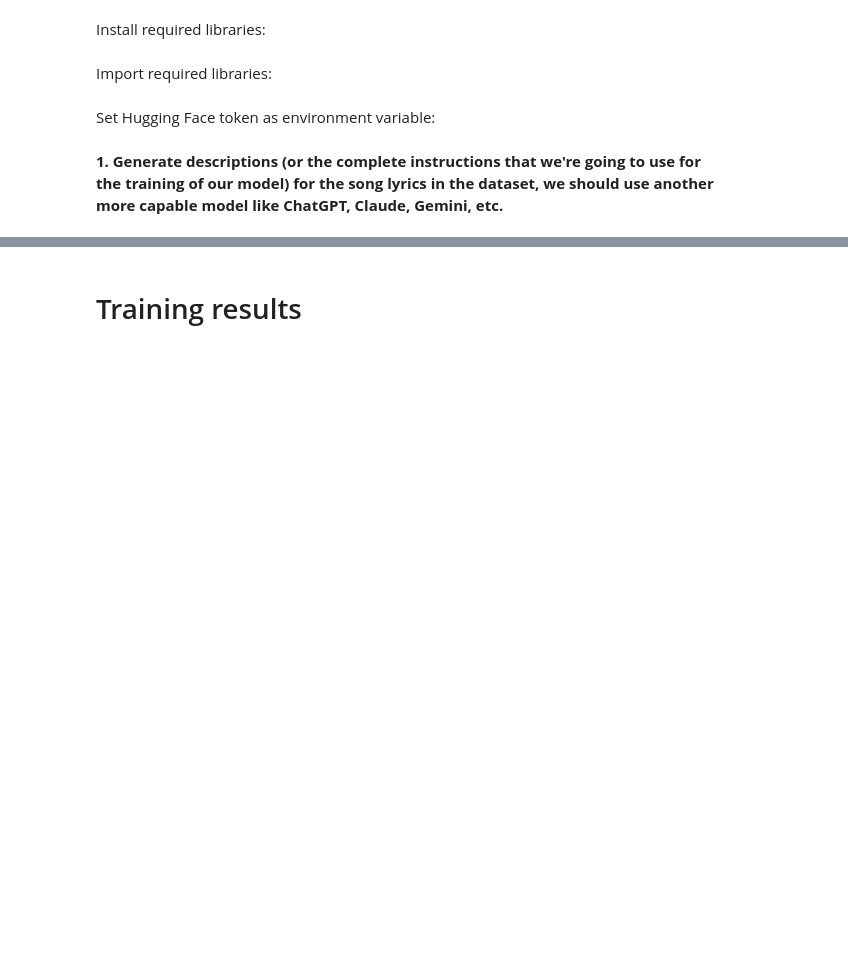
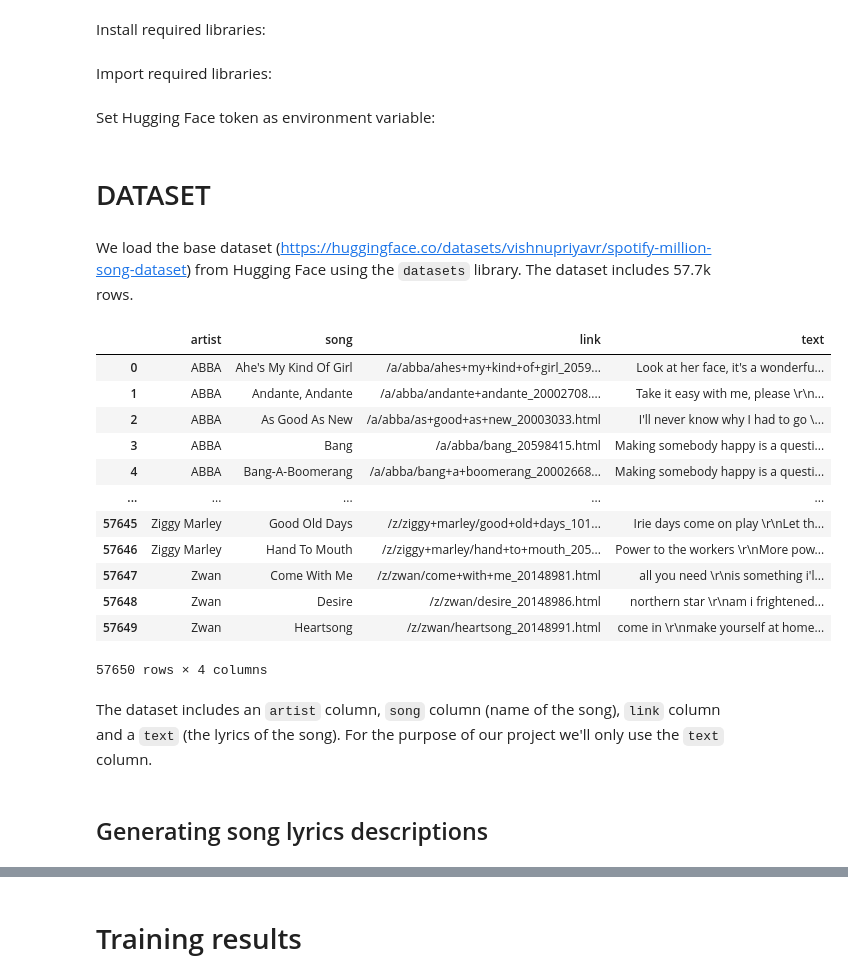
Before and after one commit to Ilyes2000/Text-Generation-and-Chatbot-for-Song-Lyrics, a Jupyter notebook: Song_lyrics_generation.ipynb, the cells around one changed output, grey strips where cells are left out. Cells and saved outputs as stored; diff of their text form; code cells hidden in the pictures; blank space fills up the shorter version.

Commit message:
added code descriptions

```diff
--- a/Song_lyrics_generation.ipynb
+++ b/Song_lyrics_generation.ipynb
@@ -34,2 +51,31 @@ os.environ["HF_TOKEN"] = "YOUR_TOKEN"
-# %% [markdown]
-**1. Generate descriptions  (or the complete instructions that we're going to use for the training of our model) for the song lyrics in the dataset, we should use another more capable model like ChatGPT, Claude, Gemini, etc.**
+# %% [markdown]
+# DATASET
+# %% [markdown]
+We load the base dataset (https://huggingface.co/datasets/vishnupriyavr/spotify-million-song-dataset) from Hugging Face using the `datasets` library. The dataset includes 57.7k rows.
+# %%
+INPUT_DATASET_REPO = "vishnupriyavr/spotify-million-song-dataset"
+HF_DATASET_SPLIT = "train"
+
+dataset = load_dataset(INPUT_DATASET_REPO, split=HF_DATASET_SPLIT)
+
+dataset = pd.DataFrame(dataset)
+
+dataset
+# %% [output]
+|  | artist | song | link | text |
+| 0 | ABBA | Ahe's My Kind Of Girl | /a/abba/ahes+my+kind+of+girl_2059... | Look at her face, it's a wonderfu... |
+| 1 | ABBA | Andante, Andante | /a/abba/andante+andante_20002708.... | Take it easy with me, please \r\n... |
+| 2 | ABBA | As Good As New | /a/abba/as+good+as+new_20003033.html | I'll never know why I had to go \... |
+| 3 | ABBA | Bang | /a/abba/bang_20598415.html | Making somebody happy is a questi... |
+| 4 | ABBA | Bang-A-Boomerang | /a/abba/bang+a+boomerang_20002668... | Making somebody happy is a questi... |
+| ... | ... | ... | ... | ... |
+| 57645 | Ziggy Marley | Good Old Days | /z/ziggy+marley/good+old+days_101... | Irie days come on play \r\nLet th... |
+| 57646 | Ziggy Marley | Hand To Mouth | /z/ziggy+marley/hand+to+mouth_205... | Power to the workers \r\nMore pow... |
+| 57647 | Zwan | Come With Me | /z/zwan/come+with+me_20148981.html | all you need \r\nis something i'l... |
+| 57648 | Zwan | Desire | /z/zwan/desire_20148986.html | northern star \r\nam i frightened... |
+| 57649 | Zwan | Heartsong | /z/zwan/heartsong_20148991.html | come in \r\nmake yourself at home... |
+57650 rows × 4 columns
+# %% [markdown]
+The dataset includes an `artist` column, `song` column (name of the song), `link` column and a `text` (the lyrics of the song). For the purpose of our project we'll only use the `text` column.
+# %% [markdown]
+## Generating song lyrics descriptions
```
Also changed, not shown: parts of 32 cells of this notebook.
